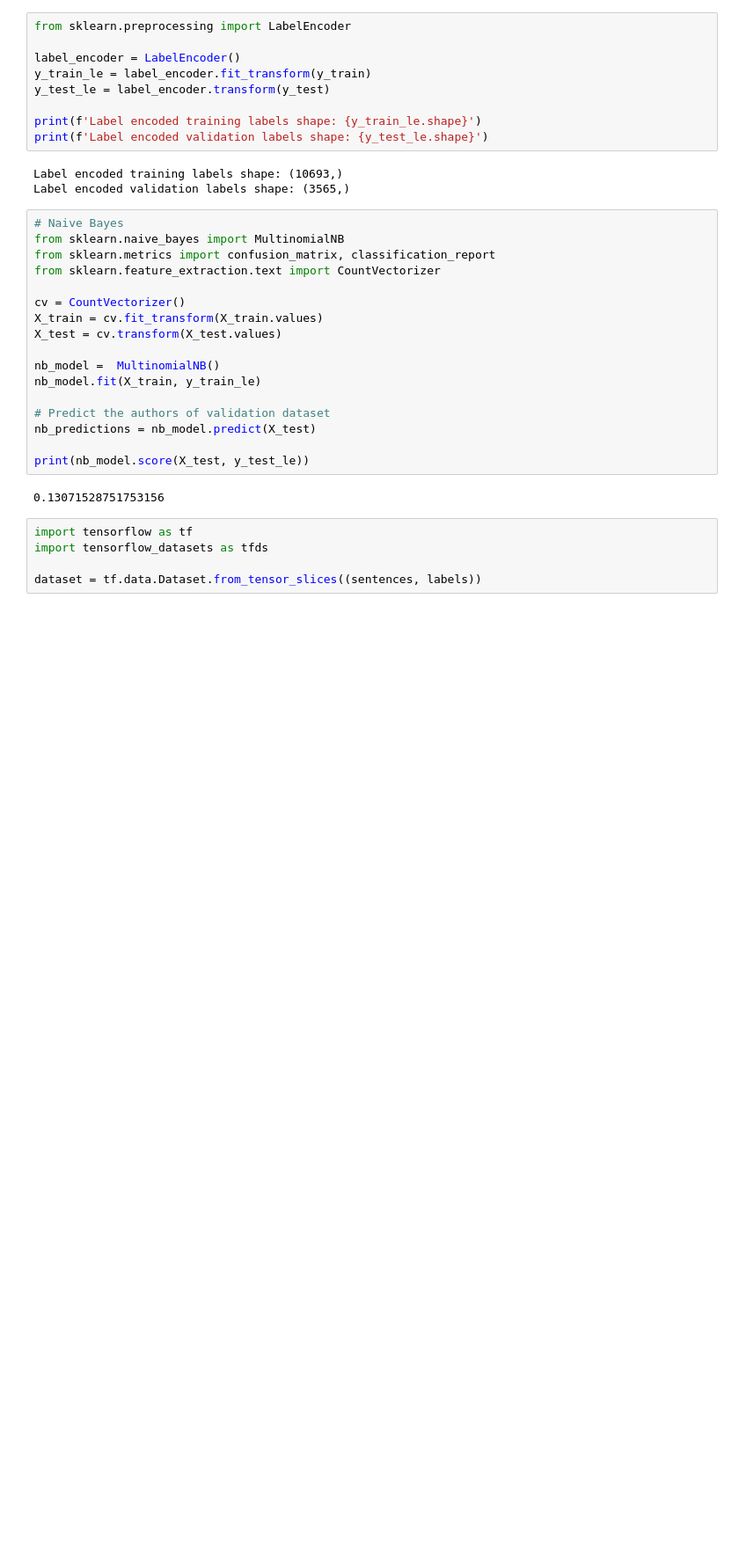
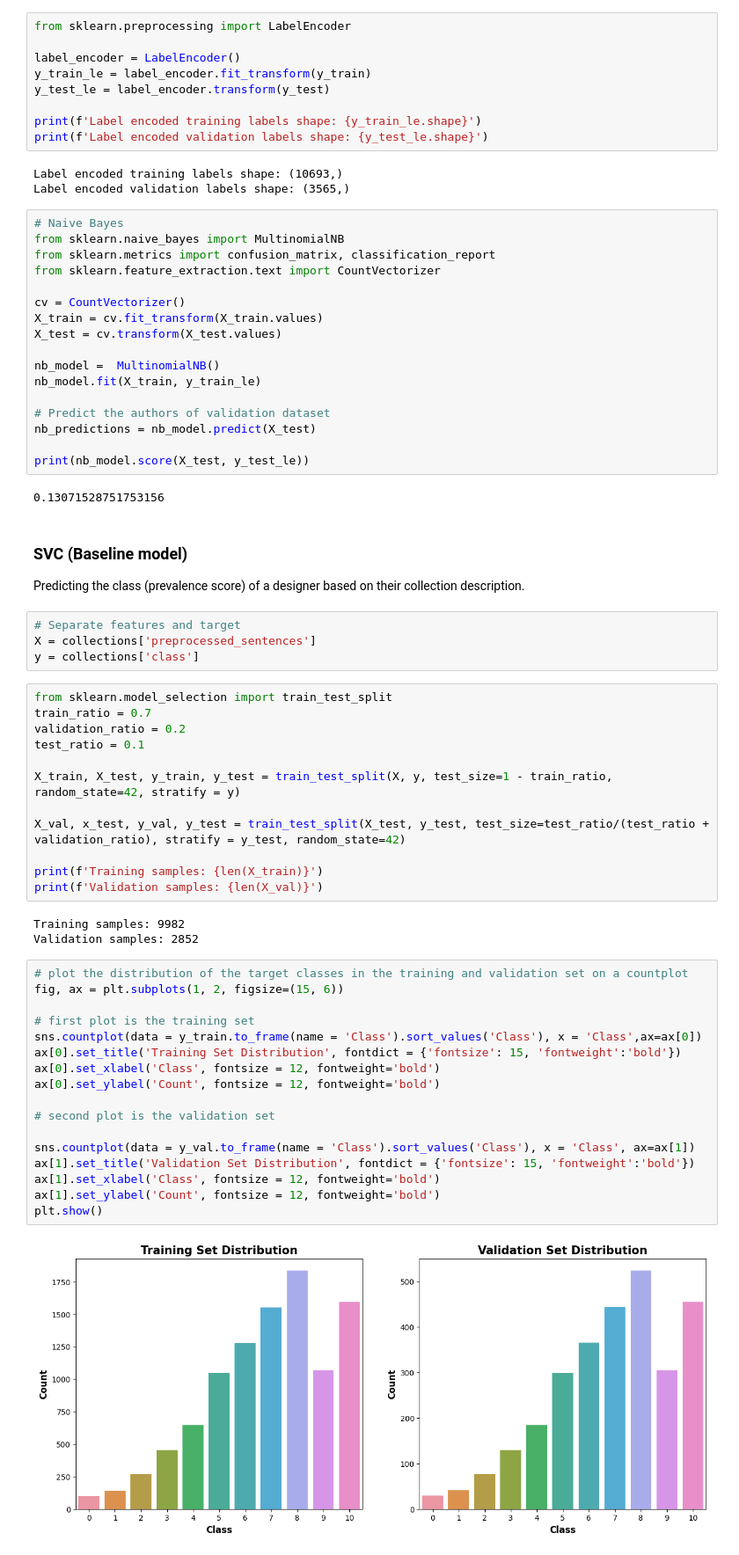
Before and after one commit to bellagracefinck/trend_cycle, a Jupyter notebook: EDA.ipynb, the cells around one changed output. Shown at 88% size. Saved outputs shown, nothing was run; the diff lists cells and outputs as text; blank space fills up the shorter version.

```diff
--- a/EDA.ipynb
+++ b/EDA.ipynb
@@ -261,8 +263,44 @@ nb_predictions = nb_model.predict(X_test)
 print(nb_model.score(X_test, y_test_le))
 # %% [output]
 0.13071528751753156
-# %%
-import tensorflow as tf
-import tensorflow_datasets as tfds
-
-dataset = tf.data.Dataset.from_tensor_slices((sentences, labels))
+# %% [markdown]
+### SVC (Baseline model)
+Predicting the class (prevalence score) of a designer based on their collection description.
+# %%
+# Separate features and target
+X = collections['preprocessed_sentences']
+y = collections['class']
+# %%
+from sklearn.model_selection import train_test_split
+train_ratio = 0.7
+validation_ratio = 0.2
+test_ratio = 0.1
+
+X_train, X_test, y_train, y_test = train_test_split(X, y, test_size=1 - train_ratio, random_state=42, stratify = y)
+
+X_val, x_test, y_val, y_test = train_test_split(X_test, y_test, test_size=test_ratio/(test_ratio + validation_ratio), stratify = y_test, random_state=42)
+
+print(f'Training samples: {len(X_train)}')
+print(f'Validation samples: {len(X_val)}')
+# %% [output]
+Training samples: 9982
+Validation samples: 2852
+# %%
+# plot the distribution of the target classes in the training and validation set on a countplot
+fig, ax = plt.subplots(1, 2, figsize=(15, 6))
+
+# first plot is the training set
+sns.countplot(data = y_train.to_frame(name = 'Class').sort_values('Class'), x = 'Class',ax=ax[0])
+ax[0].set_title('Training Set Distribution', fontdict = {'fontsize': 15, 'fontweight':'bold'})
+ax[0].set_xlabel('Class', fontsize = 12, fontweight='bold')
+ax[0].set_ylabel('Count', fontsize = 12, fontweight='bold')
+
+# second plot is the validation set
+
+sns.countplot(data = y_val.to_frame(name = 'Class').sort_values('Class'), x = 'Class', ax=ax[1])
+ax[1].set_title('Validation Set Distribution', fontdict = {'fontsize': 15, 'fontweight':'bold'})
+ax[1].set_xlabel('Class', fontsize = 12, fontweight='bold')
+ax[1].set_ylabel('Count', fontsize = 12, fontweight='bold')
+plt.show()
+# %% [output]
+[figure, added]
```
Also changed, not shown: parts of 11 cells of this notebook.
